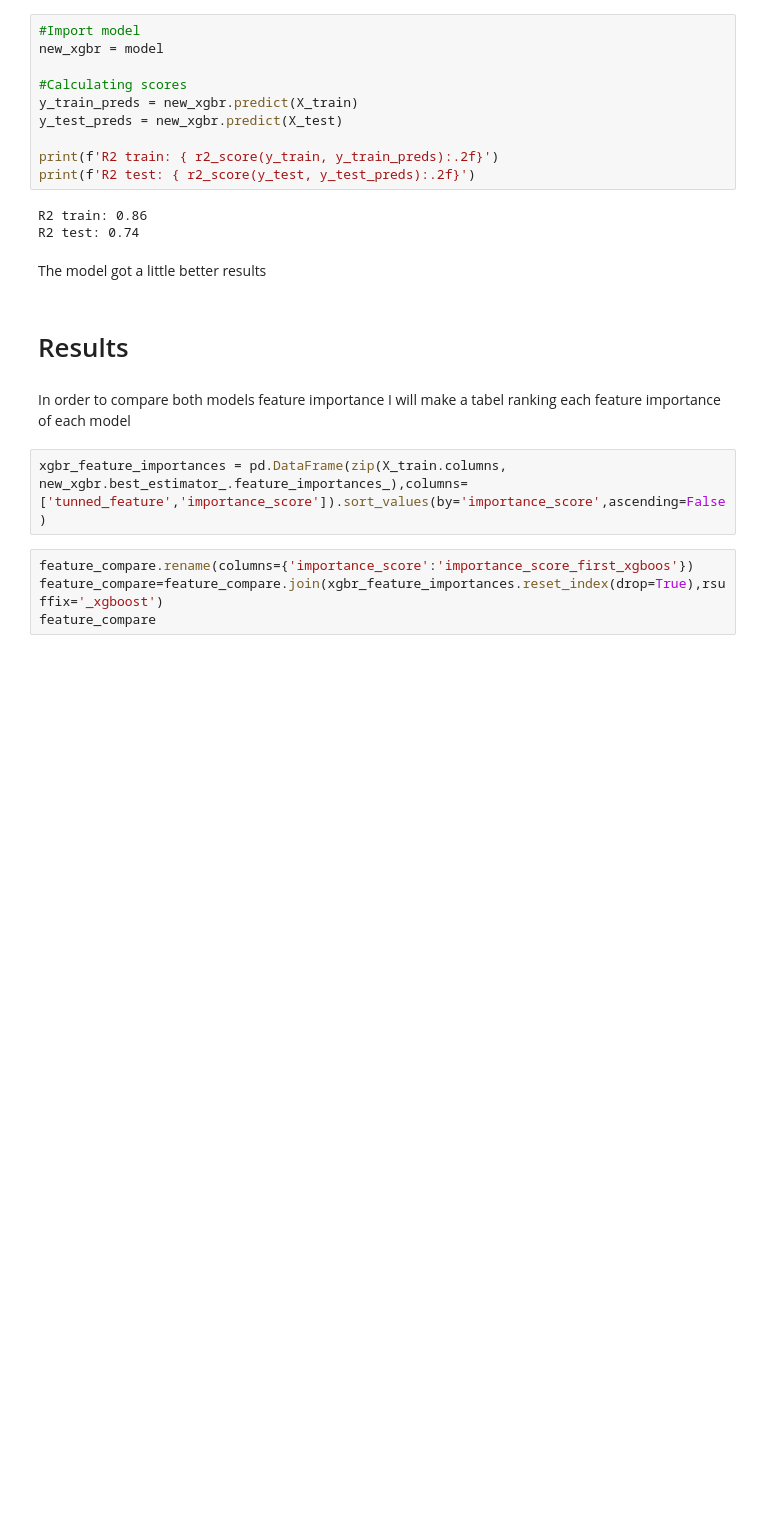
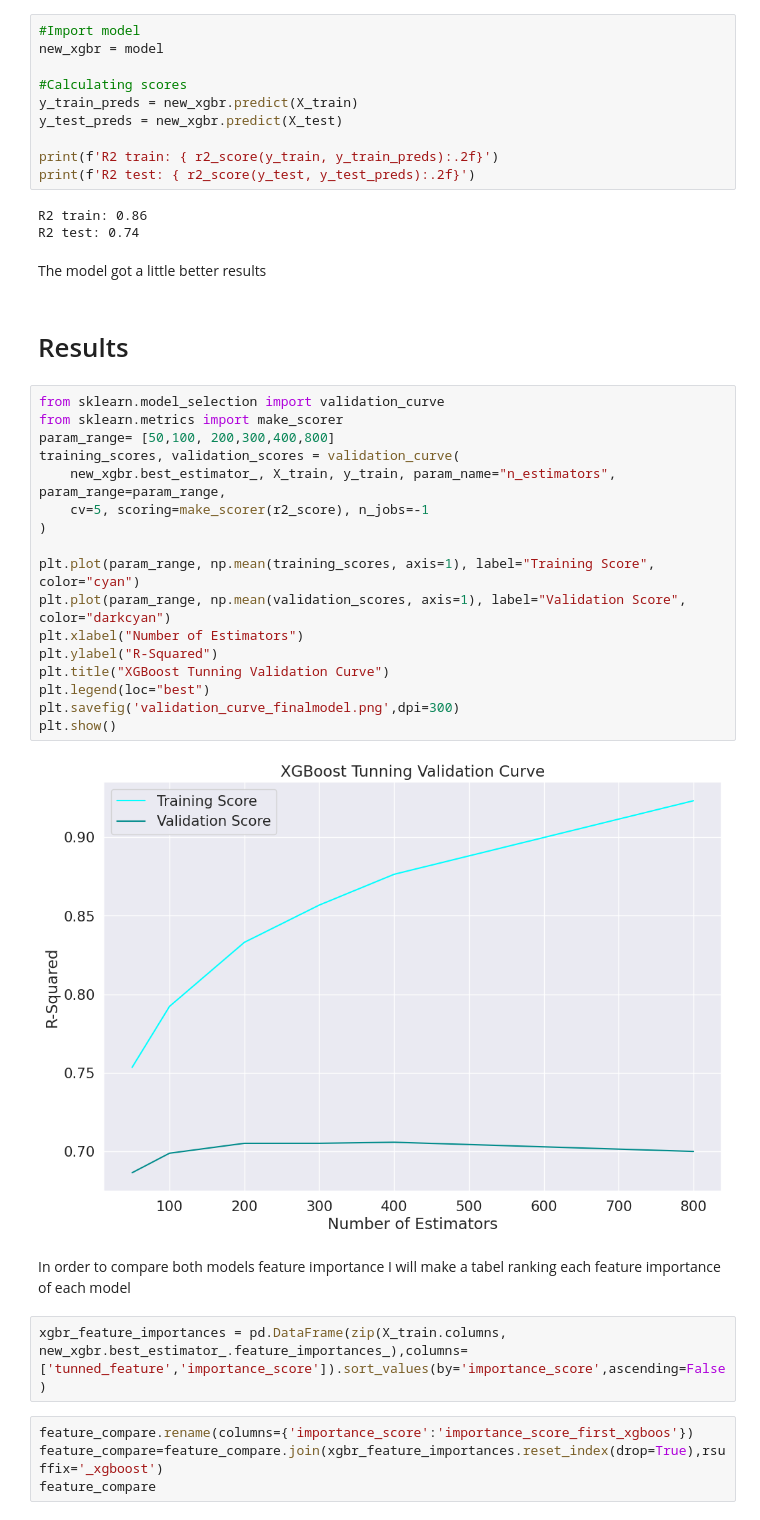
Before and after one commit to paulolaque/randomsearchcv-nlp-improved-rio-airbnb-pricingmodel-xgboost, a Jupyter notebook: Improved_Airbnb_Rio_de_Janeiro_Pricing_Model_using_XGBoost_Random_Forest.ipynb, the cells around one changed output. Cells and saved outputs as stored; diff of their text form; blank space fills up the shorter version.

```diff
--- a/Improved_Airbnb_Rio_de_Janeiro_Pricing_Model_using_XGBoost_Random_Forest.ipynb
+++ b/Improved_Airbnb_Rio_de_Janeiro_Pricing_Model_using_XGBoost_Random_Forest.ipynb
@@ -749,6 +756,25 @@ R2 test: 0.74
 The model got a little better results
 # %% [markdown]
 # Results
+# %%
+from sklearn.model_selection import validation_curve
+from sklearn.metrics import make_scorer
+param_range= [50,100, 200,300,400,800]
+training_scores, validation_scores = validation_curve(
+    new_xgbr.best_estimator_, X_train, y_train, param_name="n_estimators", param_range=param_range,
+    cv=5, scoring=make_scorer(r2_score), n_jobs=-1
+)
+
+plt.plot(param_range, np.mean(training_scores, axis=1), label="Training Score", color="cyan")
+plt.plot(param_range, np.mean(validation_scores, axis=1), label="Validation Score", color="darkcyan")
+plt.xlabel("Number of Estimators")
+plt.ylabel("R-Squared")
+plt.title("XGBoost Tunning Validation Curve")
+plt.legend(loc="best")
+plt.savefig('validation_curve_finalmodel.png',dpi=300)
+plt.show()
+# %% [output]
+[figure, added]
 # %% [markdown]
 In order to compare both models feature importance I will make a tabel ranking each feature importance of each model
 # %%
```
Also changed, not shown: parts of 6 cells of this notebook.
